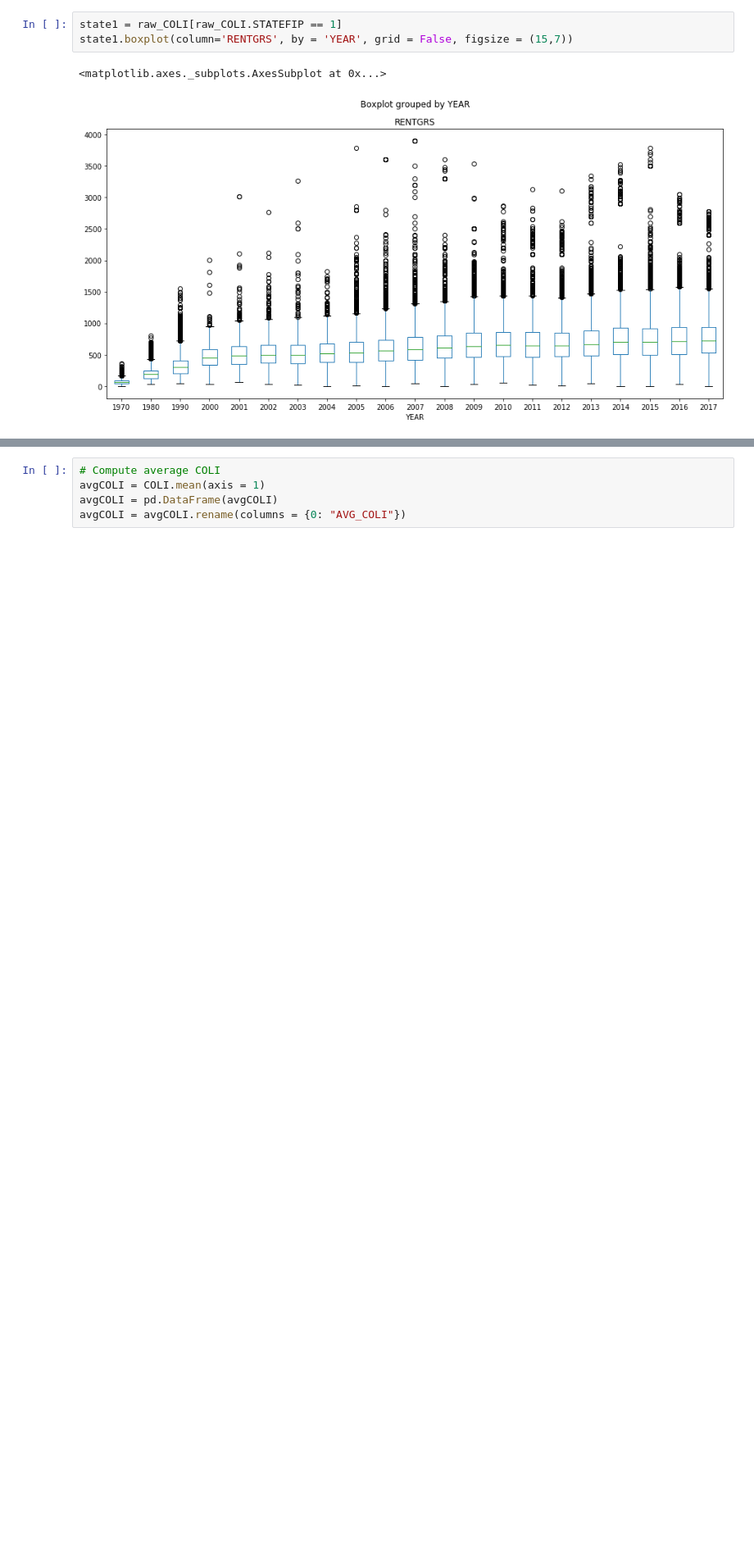
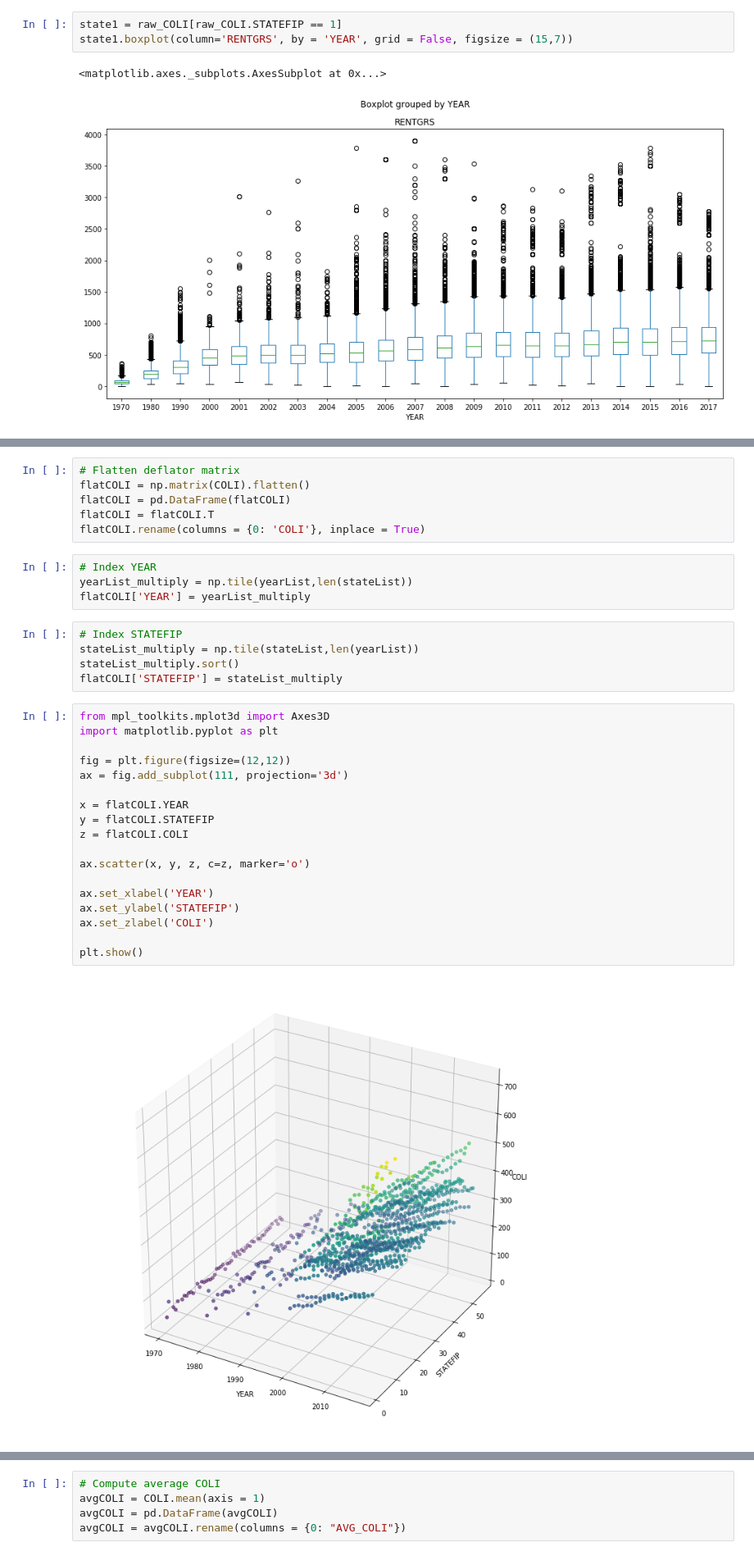
Before and after one commit to sangttruong/incomevis, a Jupyter notebook: main.ipynb, the cells around one changed output, grey strips where cells are left out. Shown at 82% size. Cells and saved outputs as stored; diff of their text form; blank space fills up the shorter version.

```diff
--- a/main.ipynb
+++ b/main.ipynb
@@ -113,0 +124,35 @@ state1
+# %%
+# Flatten deflator matrix
+flatCOLI = np.matrix(COLI).flatten()
+flatCOLI = pd.DataFrame(flatCOLI)
+flatCOLI = flatCOLI.T
+flatCOLI.rename(columns = {0: 'COLI'}, inplace = True)
+# %%
+# Index YEAR
+yearList_multiply = np.tile(yearList,len(stateList))
+flatCOLI['YEAR'] = yearList_multiply
+# %%
+# Index STATEFIP
+stateList_multiply = np.tile(stateList,len(yearList))
+stateList_multiply.sort()
+flatCOLI['STATEFIP'] = stateList_multiply
+# %%
+from mpl_toolkits.mplot3d import Axes3D
+import matplotlib.pyplot as plt
+
+fig = plt.figure(figsize=(12,12))
+ax = fig.add_subplot(111, projection='3d')
+
+x = flatCOLI.YEAR
+y = flatCOLI.STATEFIP
+z = flatCOLI.COLI
+
+ax.scatter(x, y, z, c=z, marker='o')
+
+ax.set_xlabel('YEAR')
+ax.set_ylabel('STATEFIP')
+ax.set_zlabel('COLI')
+
+plt.show()
+# %% [output]
+[figure, added]
```
Also changed, not shown: parts of 15 cells of this notebook.
